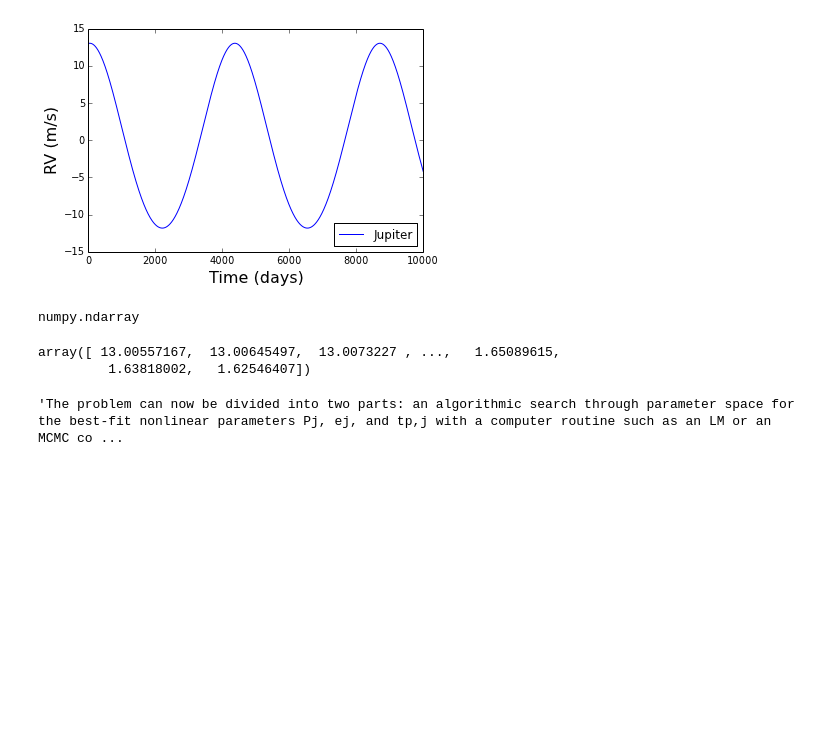
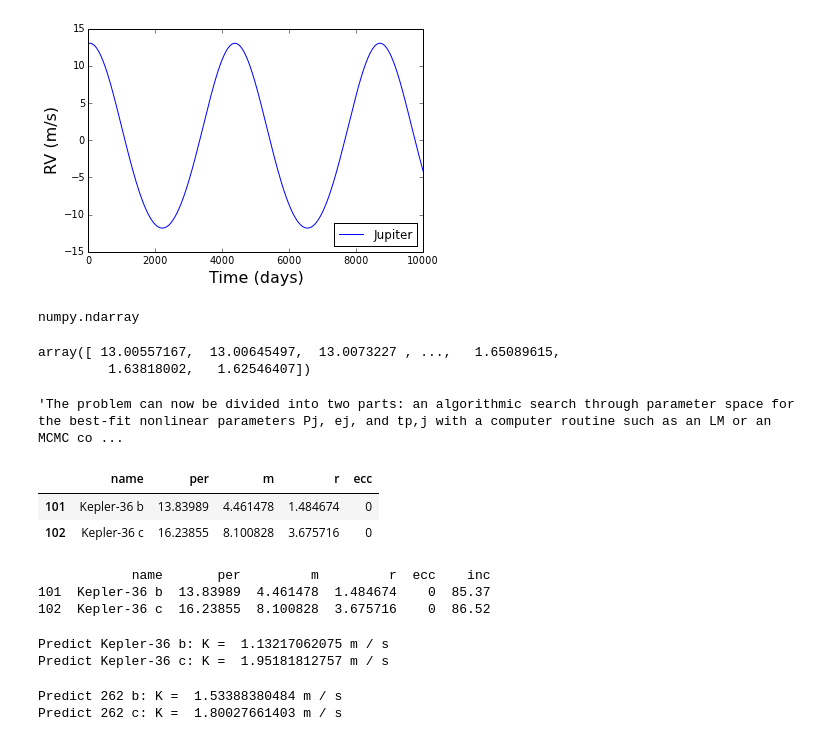
Before and after one commit to sealauren/IDL-programs, a Jupyter notebook: doppler_rvs/75732/rv_solve.ipynb, the cells around one changed output. Drawn from its saved outputs; the diff is of its cells as text; code cells hidden in the pictures; blank space fills up the shorter version.

Commit message:
Calculated K for some exoplanets!

```diff
--- a/doppler_rvs/75732/rv_solve.ipynb
+++ b/doppler_rvs/75732/rv_solve.ipynb
@@ -148,3 +147,15 @@ array([ 13.00557167,  13.00645497,  13.0073227 , ...,   1.65089615,
 '''The problem can now be divided into two parts: an algorithmic search through parameter space for the best-fit nonlinear parameters Pj, ej, and tp,j with a computer routine such as an LM or an MCMC code, and at each step in that search an analytic solution for the linear parameters that fit best there.'''
 # %% [output]
 'The problem can now be divided into two parts: an algorithmic search through parameter space for the best-fit nonlinear parameters Pj, ej, and tp,j with a computer routine such as an LM or an MCMC co ...
+# %%
+import pandas as pd
+df = pd.read_csv('/Users/lweiss/mrf/exoplanet_table_full.csv')
+starname = [(name[:-2]).replace('.','') for name in df.name]
+df['starname']=pd.Series([str(star).replace('.','') for star in starname])
+#df = df.set_index('name')
+# %%
+df.ix[df.starname=='Kepler-36',['name','per','m','r','ecc']]
+# %% [output]
+|  | name | per | m | r | ecc |
+| 101 | Kepler-36 b | 13.83989 | 4.461478 | 1.484674 | 0 |
+| 102 | Kepler-36 c | 16.23855 | 8.100828 | 3.675716 | 0 |
@@ -150,0 +168,20 @@ array([ 13.00557167,  13.00645497,  13.0073227 , ...,   1.65089615,
+# %%
+print df.ix[df.starname=='Kepler-36',['name','per','m','r','ecc','inc']]
+# %% [output]
+            name       per         m         r  ecc    inc
+101  Kepler-36 b  13.83989  4.461478  1.484674    0  85.37
+102  Kepler-36 c  16.23855  8.100828  3.675716    0  86.52
+# %%
+# Kepler-36 b
+print "Predict Kepler-36 b: K = ", compute_K(1.07,4.461478,13.83989,0,85.37)
+# Kepler-36 c
+print "Predict Kepler-36 c: K = ", compute_K(1.07,8.100828, 16.23855, 0, 86.52)
+# %% [output]
+Predict Kepler-36 b: K =  1.13217062075 m / s
+Predict Kepler-36 c: K =  1.95181812757 m / s
+# %%
+print "Predict 262 b: K = ", compute_K(1.26,2.69*(2.2)**0.93,7.812512,0,82.51)
+print "Predict 262 c: K = ", compute_K(1.26,2.69*(2.79)**0.93,9.376137,0,82.51)
+# %% [output]
+Predict 262 b: K =  1.53388380484 m / s
+Predict 262 c: K =  1.80027661403 m / s
```
Also changed, not shown: parts of 5 cells of this notebook, 1 other file.
